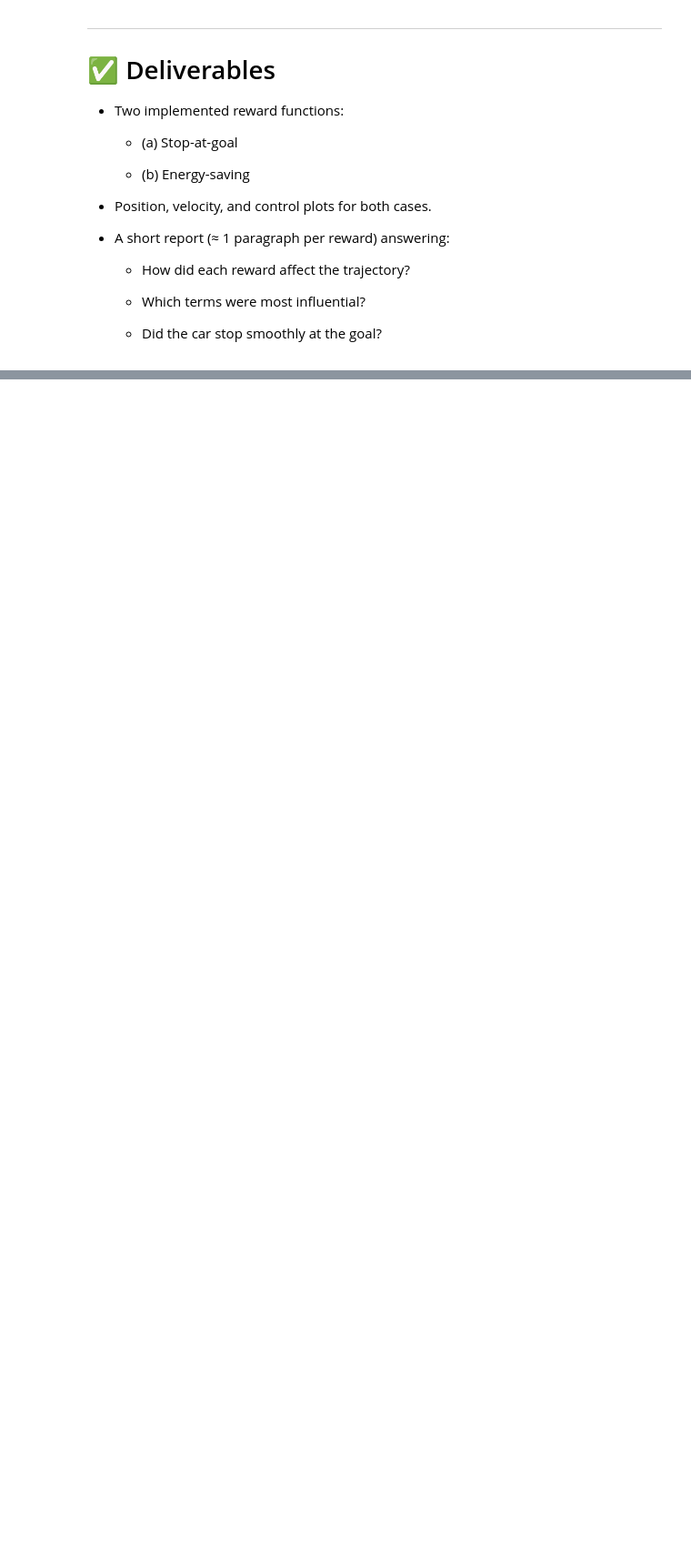
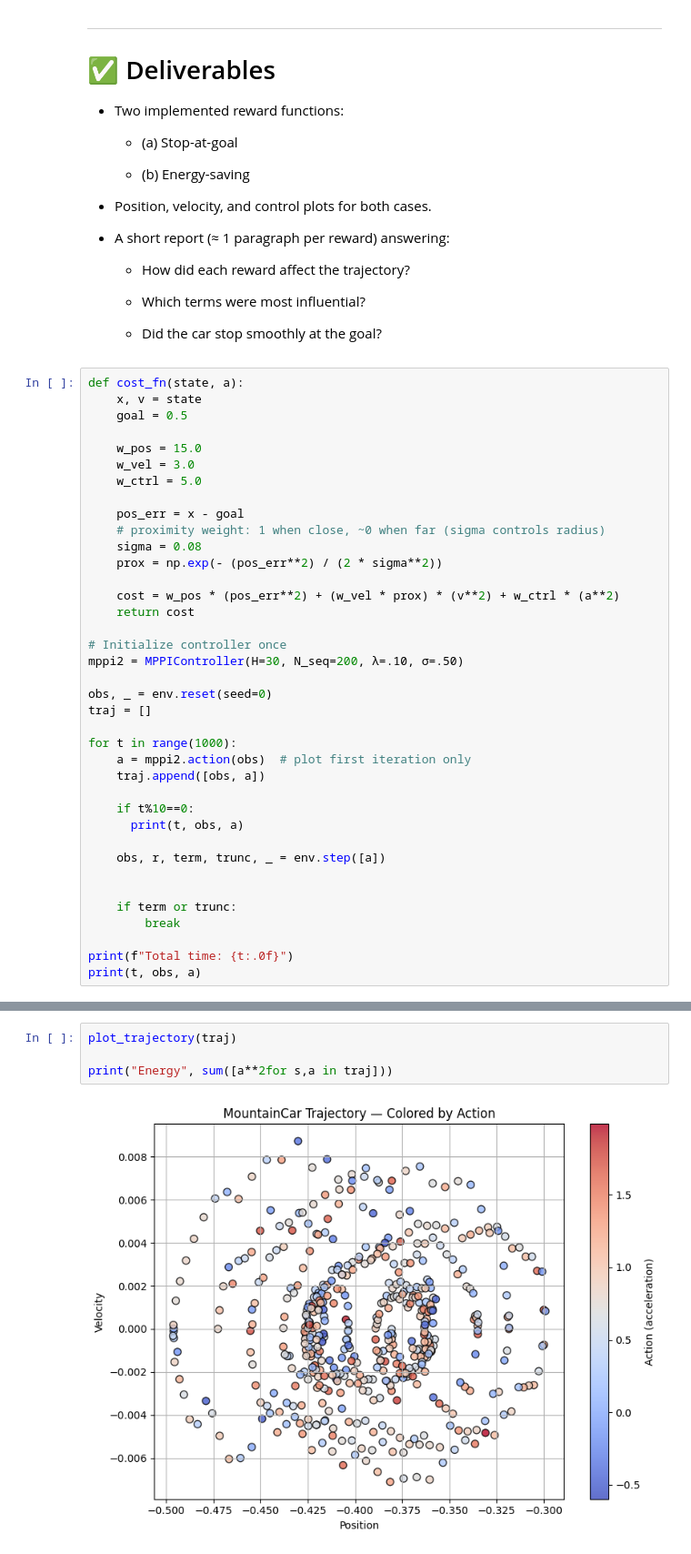
Before and after one commit to simkarwin/RL1, a Jupyter notebook: lab9_mountain_optimal.ipynb, the cells around one changed output, grey strips where cells are left out. Shown at 91% size. Saved outputs shown, nothing was run; the diff lists cells and outputs as text; blank space fills up the shorter version.

```diff
--- a/lab9_mountain_optimal.ipynb
+++ b/lab9_mountain_optimal.ipynb
@@ -515,3 +517,41 @@ Take into account that the weights help to scale the magnitude of the variables.
     * Which terms were most influential?
 
     * Did the car stop smoothly at the goal?
+# %%
+def cost_fn(state, a):
+    x, v = state
+    goal = 0.5
+
+    w_pos = 15.0
+    w_vel = 3.0
+    w_ctrl = 5.0
+
+    pos_err = x - goal
+    # proximity weight: 1 when close, ~0 when far (sigma controls radius)
+    sigma = 0.08
+    prox = np.exp(- (pos_err**2) / (2 * sigma**2))
+
+    cost = w_pos * (pos_err**2) + (w_vel * prox) * (v**2) + w_ctrl * (a**2)
+    return cost
+
+# Initialize controller once
+mppi2 = MPPIController(H=30, N_seq=200, λ=.10, σ=.50)
+
+obs, _ = env.reset(seed=0)
+traj = []
+
+for t in range(1000):
+    a = mppi2.action(obs)  # plot first iteration only
+    traj.append([obs, a])
+
+    if t%10==0:
+      print(t, obs, a)
+
+    obs, r, term, trunc, _ = env.step([a])
+
+
+    if term or trunc:
+        break
+
+print(f"Total time: {t:.0f}")
+print(t, obs, a)
@@ -517,0 +580,6 @@ Take into account that the weights help to scale the magnitude of the variables.
+# %%
+plot_trajectory(traj)
+
+print("Energy", sum([a**2for s,a in traj]))
+# %% [output]
+[figure, added]
```
Also changed, not shown: parts of 9 cells of this notebook.
